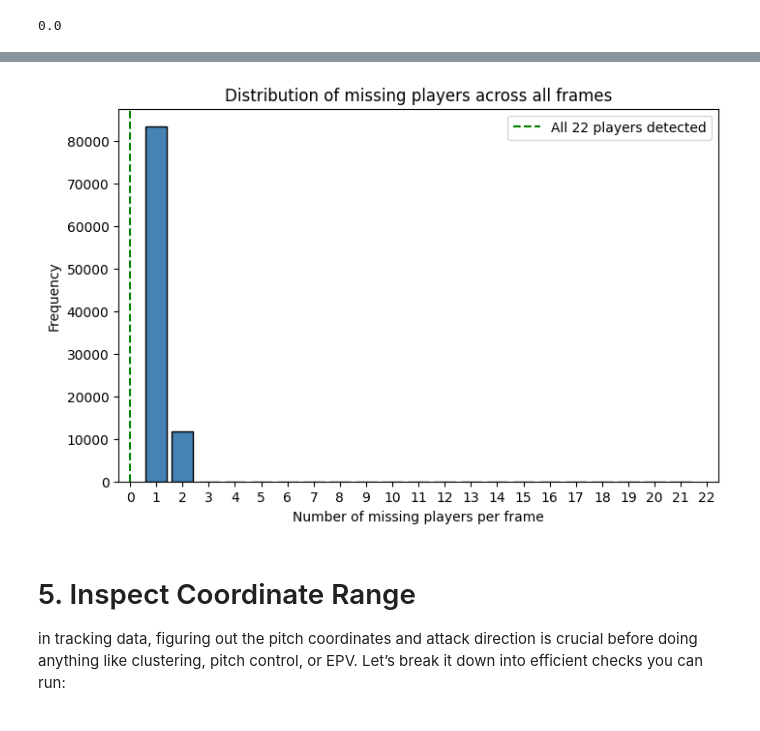
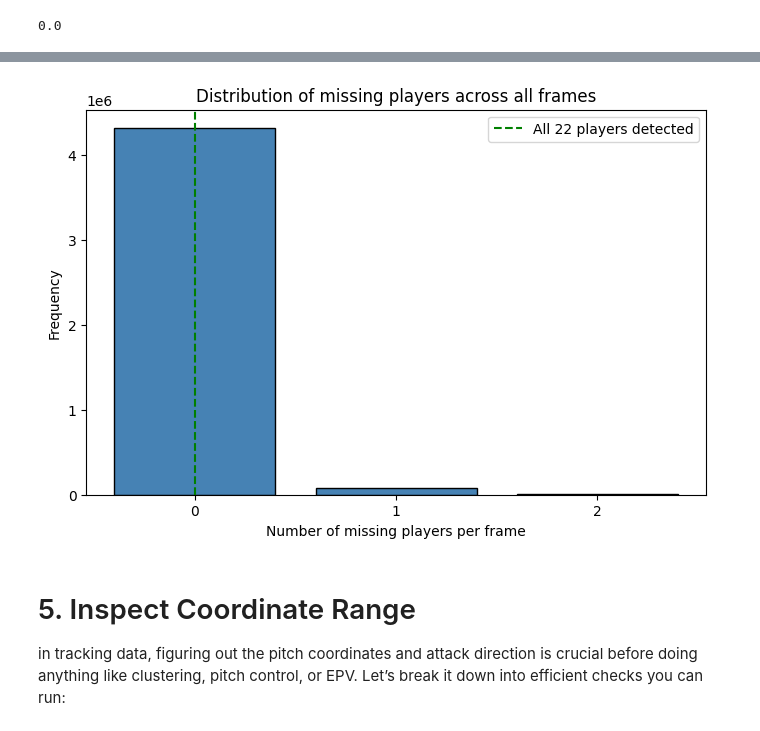
Before and after one commit to MartimRego/pass-decisions, a Jupyter notebook: Module_1/tracking_basics.ipynb, the cells around one changed output, grey strips where cells are left out. Saved outputs shown, nothing was run; the diff lists cells and outputs as text; code cells hidden in the pictures.

```diff
--- a/Module_1/tracking_basics.ipynb
+++ b/Module_1/tracking_basics.ipynb
@@ -121,8 +183,19 @@ print(len(temp), len(temp.drop_duplicates()))
 # %%
-# Simple approach: just get the list of parquet files for batch processing
-import gc
+# Get list of parquet files for processing
+parquet_files = sorted(list(TRACKING_DIR_PARQUET.glob("*.parquet")))
+print(f"✅ Found {len(parquet_files)} parquet files to process")
+print(f"   These will be loaded on-demand in batches to save RAM")
 
-parquet_files = list(TRACKING_DIR_PARQUET.glob("*.parquet"))
-print(f"Found {len(parquet_files)} parquet files to process")
-print("Will process in batches to avoid memory issues")
+# Helper function to load one match with Polars
+def load_match_polars(match_id: int) -> pl.DataFrame:
+    """Load a single match using Polars for memory efficiency."""
+    file_path = TRACKING_DIR_PARQUET / f"{match_id}.parquet"
+    if not file_path.exists():
+        raise FileNotFoundError(f"No parquet for match {match_id}")
+    return pl.read_parquet(file_path)
+
+# Helper function to load one match and convert to pandas
+def load_match_pandas(match_id: int) -> pd.DataFrame:
+    """Load a single match and convert to pandas for compatibility."""
+    return load_match_polars(match_id).to_pandas()
 # %% [output]
@@ -362,25 +454,27 @@ Key variables verification:
 # %%
-# Compute missing players per frame
-frame_check["missing_players"] = 22 - frame_check["n_players"]
+# Histogram of missing players across all frames
+# frame_check is a dict: {missing_count: num_frames}
 
-# Histogram of missing players
+# Prepare data for histogram
+missing_counts = sorted(frame_check.keys())
+frequencies = [frame_check[count] for count in missing_counts]
+
 plt.figure(figsize=(8,5))
-plt.hist(frame_check["missing_players"],
-         bins=range(1, 23),  # 0 to 22
-         align="left",
-         rwidth=0.8,
-         color="steelblue",
-         edgecolor="black")
+plt.bar(missing_counts, frequencies,
+        width=0.8,
+        color="steelblue",
+        edgecolor="black",
+        align='center')
 
 plt.xlabel("Number of missing players per frame")
 plt.ylabel("Frequency")
 plt.title("Distribution of missing players across all frames")
-plt.xticks(range(0, 23))
+plt.xticks(range(0, max(missing_counts) + 1))
 plt.axvline(0, color="green", linestyle="--", label="All 22 players detected")
 plt.legend()
 plt.show()
 # %% [output]
-[figure, old version]
+[figure, new version]
 # %% [markdown]
 # 5. Inspect Coordinate Range
 
```
Also changed, not shown: parts of 25 cells of this notebook, 1 other file.
